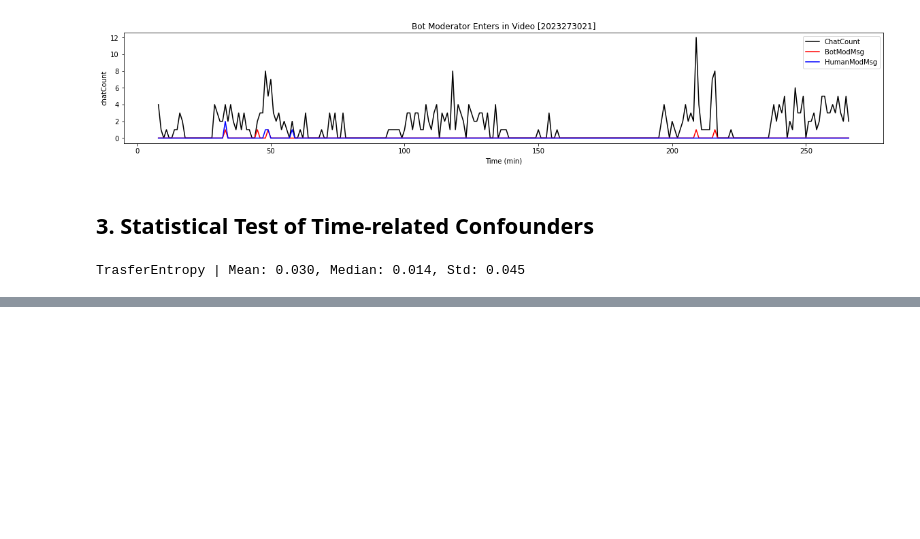
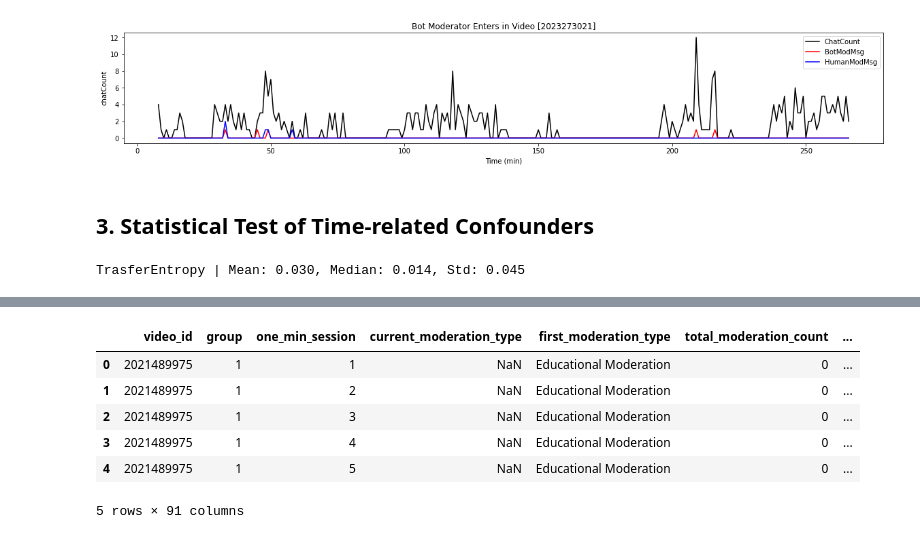
Before and after one commit to ZaccWu/EventCausal, a Jupyter notebook: _analysis_data.ipynb, the cells around one changed output, grey strips where cells are left out. Saved outputs shown, nothing was run; the diff lists cells and outputs as text; code cells hidden in the pictures; blank space fills up the shorter version.

```diff
--- a/_analysis_data.ipynb
+++ b/_analysis_data.ipynb
@@ -303,0 +318,10 @@ TypeError: CCM() got an unexpected keyword argument 'dataX'
+# %%
+dataframes[0].head()
+# %% [output]
+|  | video_id | group | one_min_session | current_moderation_type | first_moderation_type | total_moderation_count | ... |
+| 0 | 2021489975 | 1 | 1 | NaN | Educational Moderation | 0 | ... |
+| 1 | 2021489975 | 1 | 2 | NaN | Educational Moderation | 0 | ... |
+| 2 | 2021489975 | 1 | 3 | NaN | Educational Moderation | 0 | ... |
+| 3 | 2021489975 | 1 | 4 | NaN | Educational Moderation | 0 | ... |
+| 4 | 2021489975 | 1 | 5 | NaN | Educational Moderation | 0 | ... |
+5 rows × 91 columns
```
Also changed, not shown: parts of 3 cells of this notebook.
